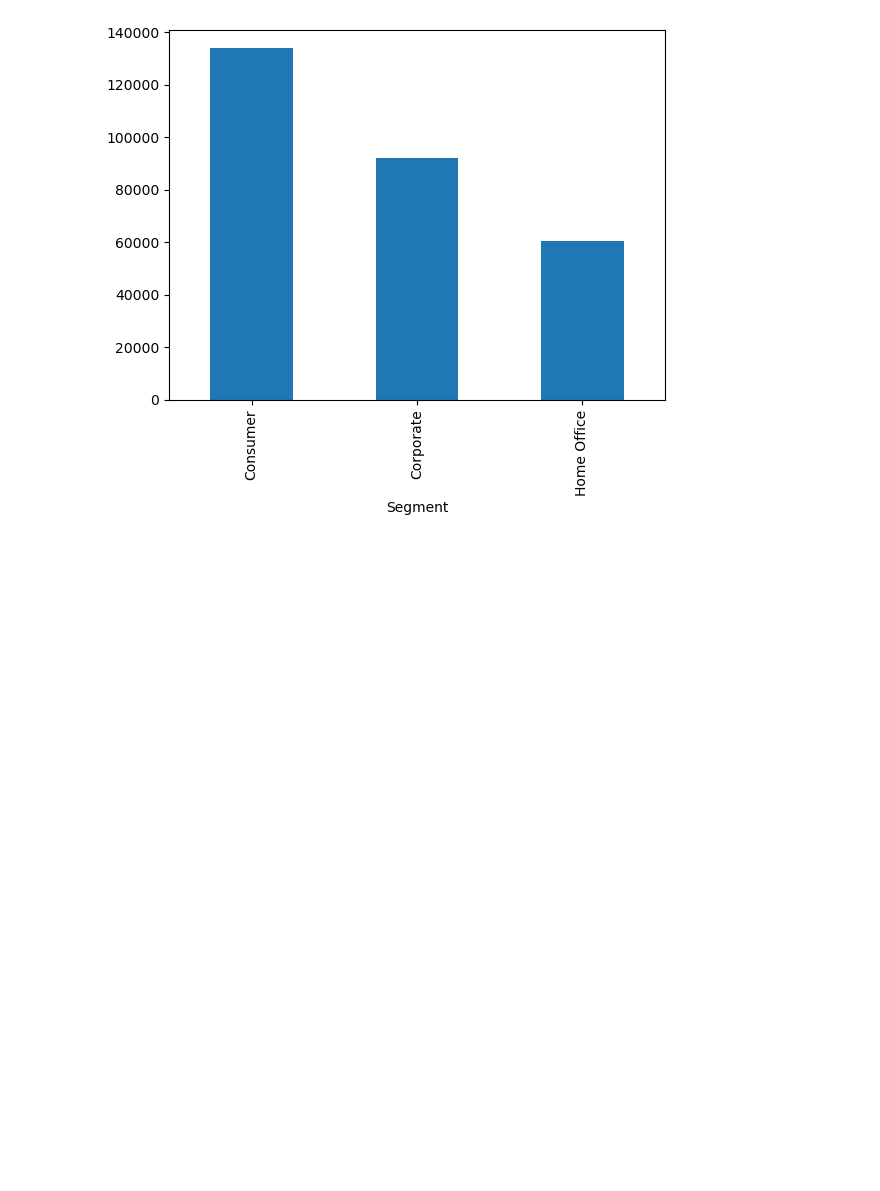
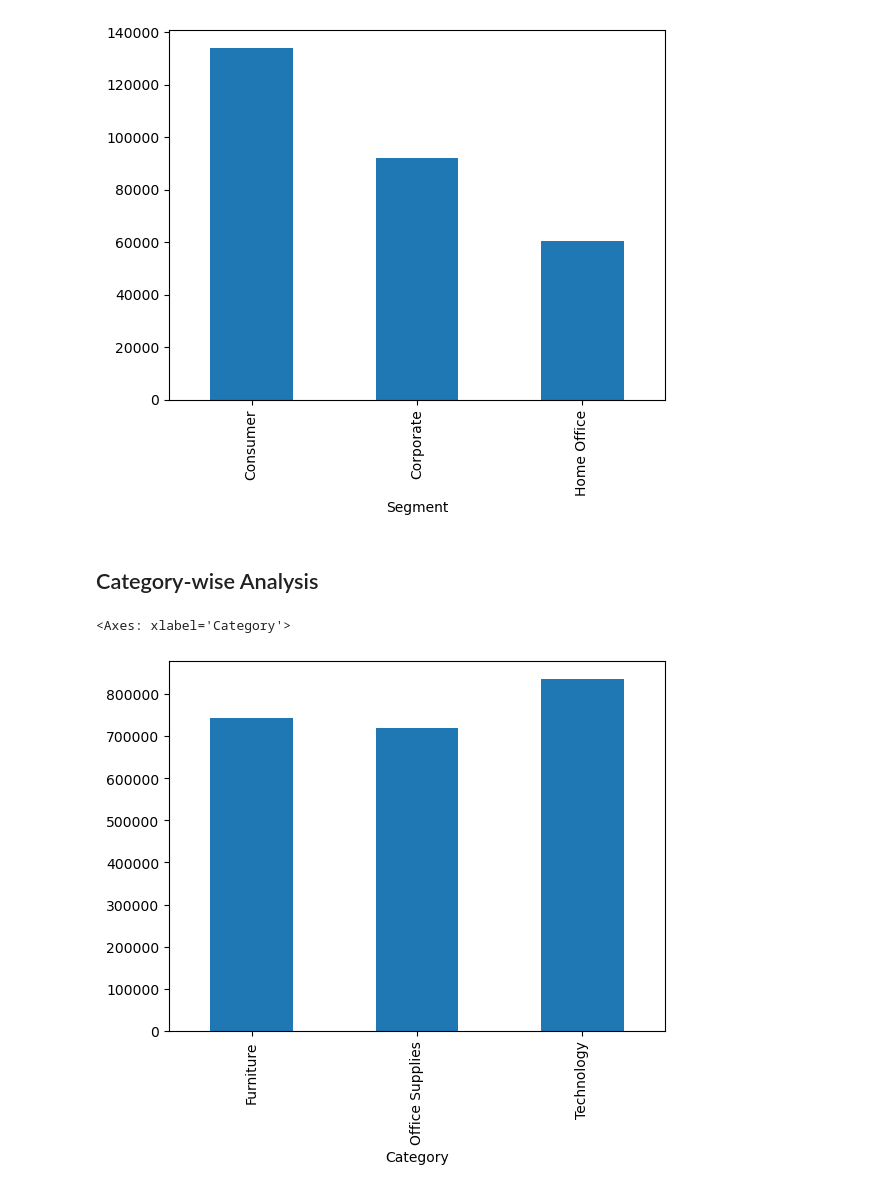
Before and after one commit to iamwatchdogs/Retail-Insights-from-Superstore-Data, a Jupyter notebook: retail-analysis.ipynb, the cells around one changed output. Cells and saved outputs as stored; diff of their text form; code cells hidden in the pictures; blank space fills up the shorter version.

Commit message:
Finished Category wise analysis

```diff
--- a/retail-analysis.ipynb
+++ b/retail-analysis.ipynb
@@ -138,3 +138,10 @@ df.groupby("Segment")["Profit"].sum().plot.bar()
 # %% [output]
 <Axes: xlabel='Segment'>
 [figure]
+# %% [markdown]
+## Category-wise Analysis
+# %%
+df.groupby("Category")["Sales"].sum().plot.bar()
+# %% [output]
+<Axes: xlabel='Category'>
+[figure, added]
```
Also changed, not shown: parts of 3 cells of this notebook.
